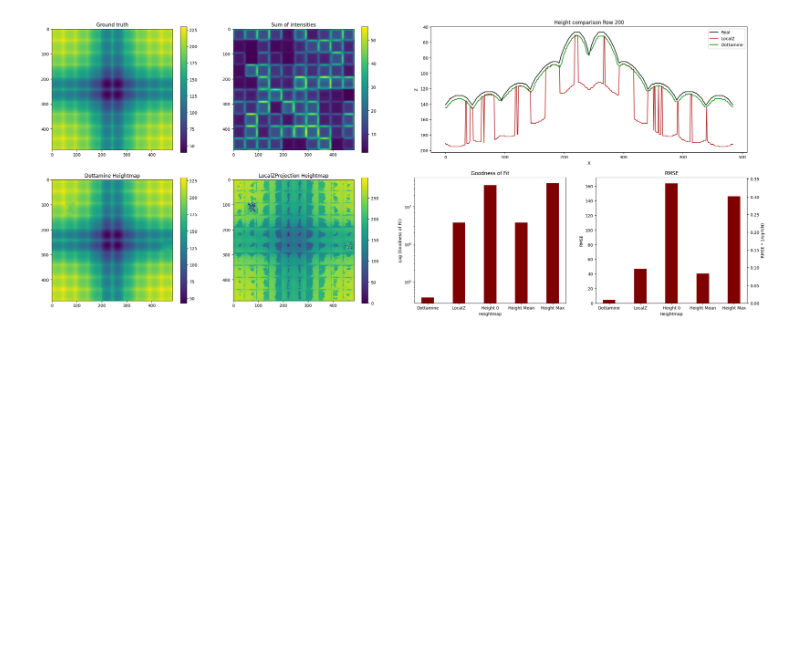
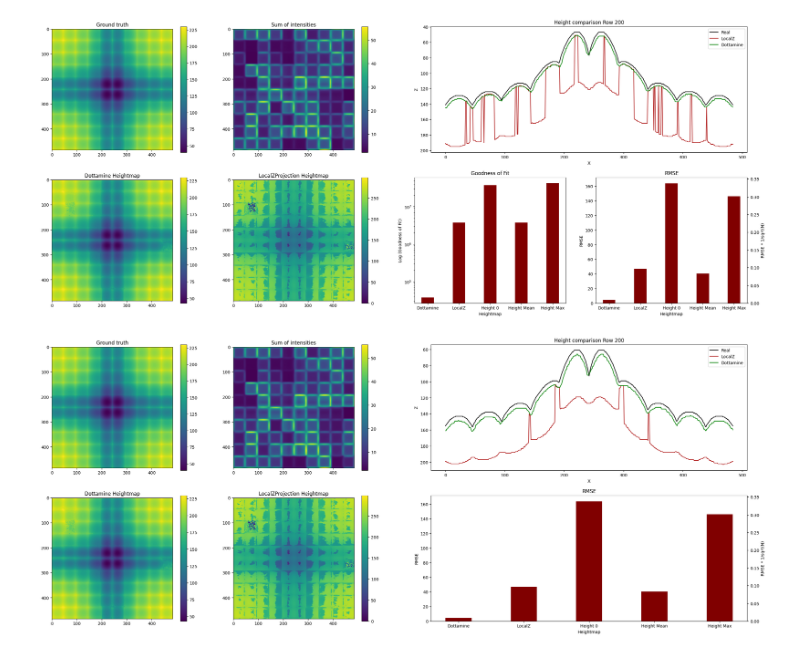
Before and after one commit to P8UXaE/light_sheet_domes, a Jupyter notebook: heightmap/benchmark/localZvsDottamine.ipynb, the cells around one changed output. Drawn from its saved outputs; the diff is of its cells as text; code cells hidden in the pictures; blank space fills up the shorter version.

```diff
--- a/heightmap/benchmark/localZvsDottamine.ipynb
+++ b/heightmap/benchmark/localZvsDottamine.ipynb
@@ -312,2 +312,83 @@ plt.savefig("./../ppujol/dottamine_benchmark/total_analysis_tp"+tp+".png", dpi=6
 # %% [output]
 [figure]
+# %%
+rmse_dict = {'Dottamine' :calculate_RMSE(realImage_height, dottamine_height),
+                 'LocalZ' :calculate_RMSE(realImage_height, localZ_height),
+                 'Height 0': calculate_RMSE(realImage_height, height0),
+                 'Height Mean': calculate_RMSE(realImage_height, height_mean),
+                 'Height Max': calculate_RMSE(realImage_height, height_max)}
+
+rmse2_dict = {'Dottamine' :calculate_RMSE2(realImage_height, dottamine_height),
+                 'LocalZ' :calculate_RMSE2(realImage_height, localZ_height),
+                 'Height 0': calculate_RMSE2(realImage_height, height0),
+                 'Height Mean': calculate_RMSE2(realImage_height, height_mean),
+                 'Height Max': calculate_RMSE2(realImage_height, height_max)}
+# %%
+## General plot
+
+
+row = 200
+
+
+
+plt.figure(figsize=(30, 12))
+plt.subplot(241)
+plt.title('Ground truth')
+plt.imshow(realImage_height)
+plt.colorbar()
+plt.subplot(242)
+plt.title('Sum of intensities')
+plt.imshow(np.sum(realImageIntensities, axis=0)/realImageIntensities.max())
+plt.colorbar()
+plt.subplot(245)
+plt.title('Dottamine Heightmap')
+plt.imshow(dottamine_height)
+plt.colorbar()
+plt.subplot(246)
+plt.title('LocalZProjection Heightmap')
+plt.imshow(localZ_height)
+plt.colorbar()
+
+
+
+
+plt.subplot(222)
+plt.title('Height comparison Row 200')
+plt.plot(realImage_height[row], 'black', label='Real')
+plt.plot(localZ_height[row], 'firebrick', label='LocalZ')
+plt.plot(dottamine_height[row], 'green', label='Dottamine')
+plt.legend()
+plt.gca().invert_yaxis()
+plt.xlabel("X")
+plt.ylabel("Z")
+
+
+
+
+
+
+plt.subplot(224)
+arrays = list(rmse_dict.keys())
+values = list(rmse_dict.values())
+ax1 = plt.gca()
+ax1.bar(arrays, values, color ='maroon', width = 0.4)
+ax1.set_xlabel("Heightmap")
+ax1.set_ylabel("RMSE")
+plt.title("RMSE")
+
+# Create a second y-axis that shares the same x-axis
+ax2 = ax1.twinx()
+
+# Plot the second dataset on the second y-axis
+arrays2 = list(rmse2_dict.keys())
+values2 = list(rmse2_dict.values())
+ax2.bar(arrays2, values2, color='maroon', width=0.4, alpha=0.5) # Adjust color and alpha as needed
+ax2.set_ylabel("RMSE * 1/sqrt(N)") # Set the label for the second y-axis
+
+
+
+
+
+plt.savefig("./../../../ppujol/dottamine_benchmark/total_analysis_tp"+tp+".svg")
+# %% [output]
+[figure, added]
```
Also changed, not shown: parts of 5 cells of this notebook, 3 other files.
